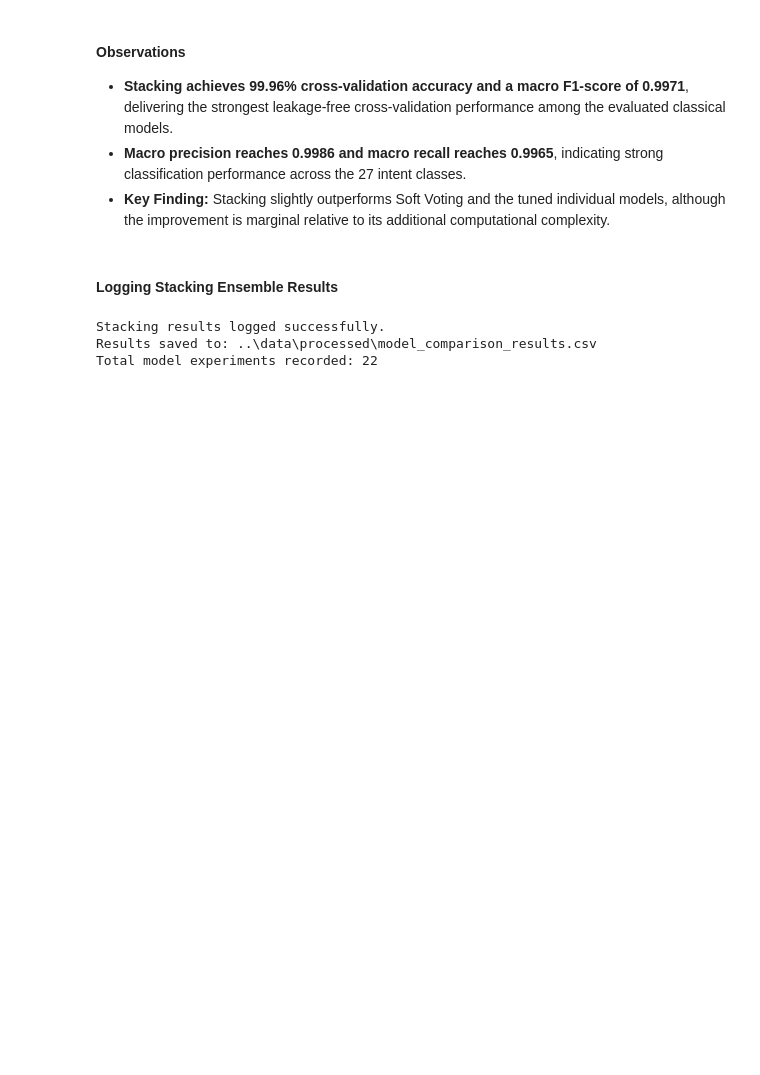
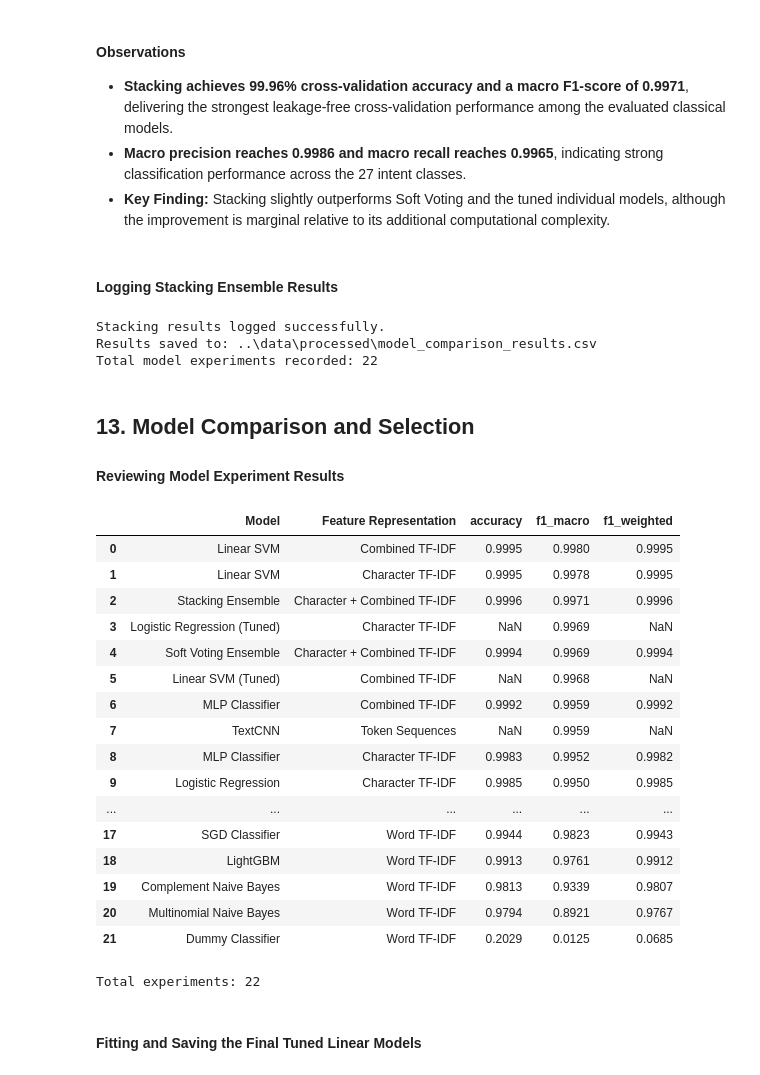
Before and after one commit to TejasMJ/Customer-Support-Intent-Intelligence, a Jupyter notebook: notebooks/05_model_development.ipynb, the cells around one changed output. Drawn from its saved outputs; the diff is of its cells as text; code cells hidden in the pictures; blank space fills up the shorter version.

Commit message:
Model selection

```diff
--- a/notebooks/05_model_development.ipynb
+++ b/notebooks/05_model_development.ipynb
@@ -2426,3 +2426,44 @@ print(f"Total model experiments recorded: {len(results_df)}")
 Stacking results logged successfully.
 Results saved to: ..\data\processed\model_comparison_results.csv
 Total model experiments recorded: 22
+# %% [markdown]
+## 13. Model Comparison and Selection
+
+#### Reviewing Model Experiment Results
+# %%
+results_df = pd.read_csv(results_path)
+
+comparison_df = (
+    results_df
+    .sort_values("f1_macro", ascending=False)
+    .reset_index(drop=True)
+)
+
+display(
+    comparison_df[
+        ["Model", "Feature Representation", "accuracy", "f1_macro", "f1_weighted"]
+    ].round(4)
+)
+
+print(f"Total experiments: {len(comparison_df)}")
+# %% [output]
+|  | Model | Feature Representation | accuracy | f1_macro | f1_weighted |
+| 0 | Linear SVM | Combined TF-IDF | 0.9995 | 0.9980 | 0.9995 |
+| 1 | Linear SVM | Character TF-IDF | 0.9995 | 0.9978 | 0.9995 |
+| 2 | Stacking Ensemble | Character + Combined TF-IDF | 0.9996 | 0.9971 | 0.9996 |
+| 3 | Logistic Regression (Tuned) | Character TF-IDF | NaN | 0.9969 | NaN |
+| 4 | Soft Voting Ensemble | Character + Combined TF-IDF | 0.9994 | 0.9969 | 0.9994 |
+| 5 | Linear SVM (Tuned) | Combined TF-IDF | NaN | 0.9968 | NaN |
+| 6 | MLP Classifier | Combined TF-IDF | 0.9992 | 0.9959 | 0.9992 |
+| 7 | TextCNN | Token Sequences | NaN | 0.9959 | NaN |
+| 8 | MLP Classifier | Character TF-IDF | 0.9983 | 0.9952 | 0.9982 |
+| 9 | Logistic Regression | Character TF-IDF | 0.9985 | 0.9950 | 0.9985 |
+| ... | ... | ... | ... | ... | ... |
+| 17 | SGD Classifier | Word TF-IDF | 0.9944 | 0.9823 | 0.9943 |
+| 18 | LightGBM | Word TF-IDF | 0.9913 | 0.9761 | 0.9912 |
+| 19 | Complement Naive Bayes | Word TF-IDF | 0.9813 | 0.9339 | 0.9807 |
+| 20 | Multinomial Naive Bayes | Word TF-IDF | 0.9794 | 0.8921 | 0.9767 |
+| 21 | Dummy Classifier | Word TF-IDF | 0.2029 | 0.0125 | 0.0685 |
+Total experiments: 22
+# %% [markdown]
+#### Fitting and Saving the Final Tuned Linear Models
```
Also changed, not shown: parts of 3 cells of this notebook.
